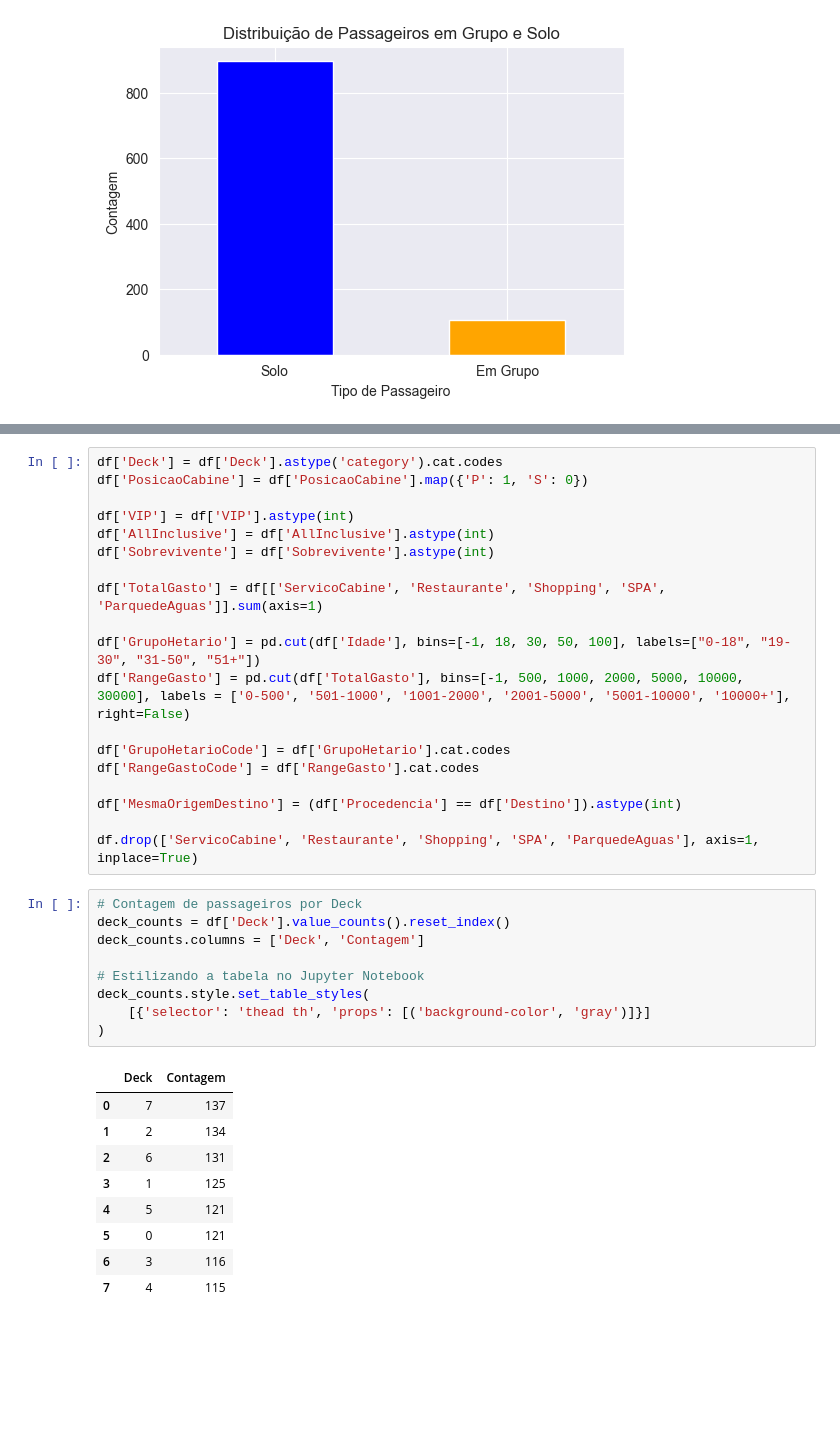
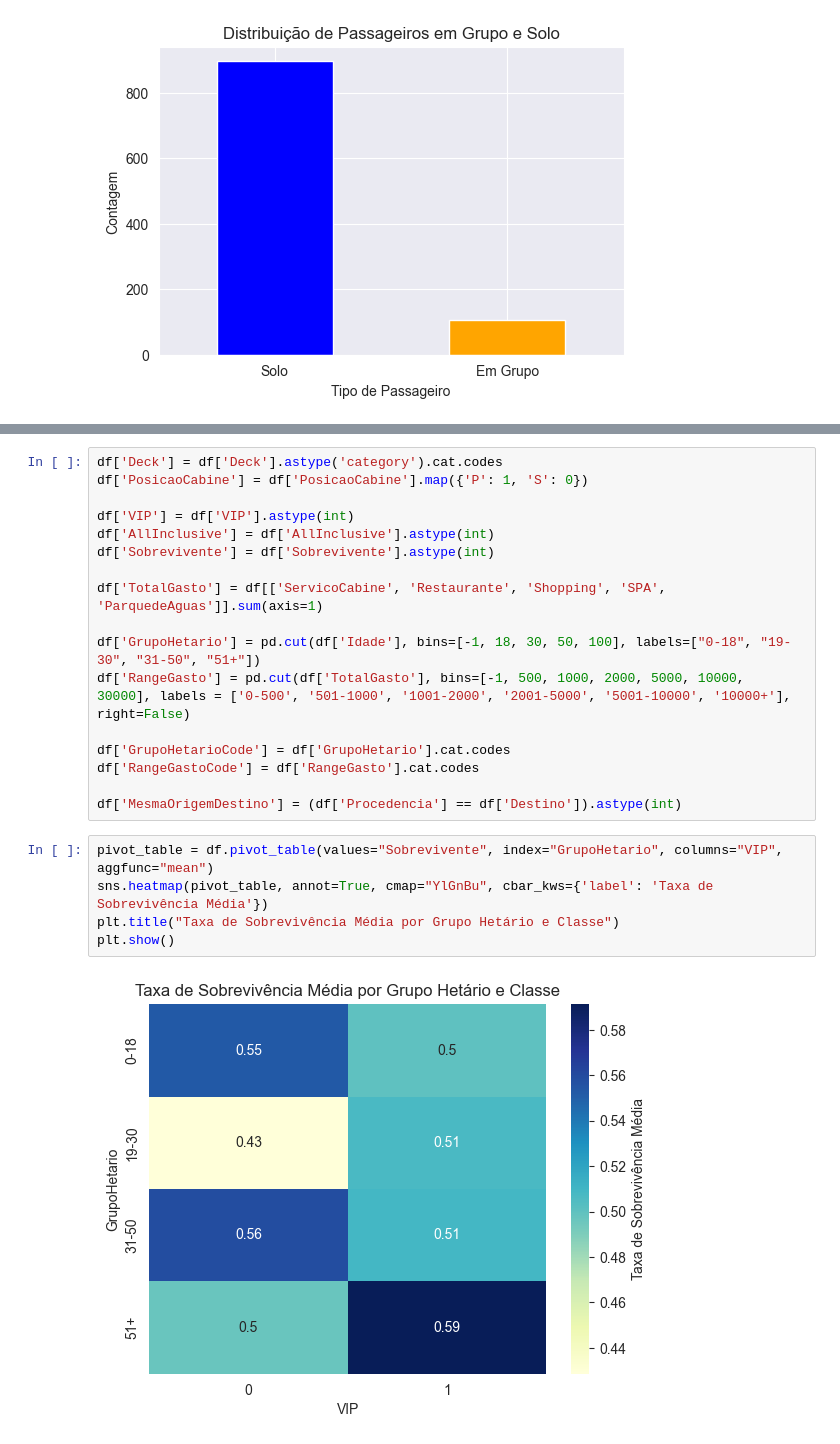
Before and after one commit to laiszig/machine_learning_sandbox, a Jupyter notebook: machine-learning/pucrs/ML-Project_2/org/naufragio-subterraneo-projeto2.ipynb, the cells around one changed output, grey strips where cells are left out. Cells and saved outputs as stored; diff of their text form; blank space fills up the shorter version.

```diff
--- a/machine-learning/pucrs/ML-Project_2/org/naufragio-subterraneo-projeto2.ipynb
+++ b/machine-learning/pucrs/ML-Project_2/org/naufragio-subterraneo-projeto2.ipynb
@@ -203,24 +218,10 @@ df['GrupoHetarioCode'] = df['GrupoHetario'].cat.codes
 df['RangeGastoCode'] = df['RangeGasto'].cat.codes
 
 df['MesmaOrigemDestino'] = (df['Procedencia'] == df['Destino']).astype(int)
-
-df.drop(['ServicoCabine', 'Restaurante', 'Shopping', 'SPA', 'ParquedeAguas'], axis=1, inplace=True)
-# %%
-# Contagem de passageiros por Deck
-deck_counts = df['Deck'].value_counts().reset_index()
-deck_counts.columns = ['Deck', 'Contagem']
-
-# Estilizando a tabela no Jupyter Notebook
-deck_counts.style.set_table_styles(
-    [{'selector': 'thead th', 'props': [('background-color', 'gray')]}]
-)
-# %% [output]
-|  | Deck | Contagem |
-| 0 | 7 | 137 |
-| 1 | 2 | 134 |
-| 2 | 6 | 131 |
-| 3 | 1 | 125 |
-| 4 | 5 | 121 |
-| 5 | 0 | 121 |
-| 6 | 3 | 116 |
-| 7 | 4 | 115 |
+# %%
+pivot_table = df.pivot_table(values="Sobrevivente", index="GrupoHetario", columns="VIP", aggfunc="mean")
+sns.heatmap(pivot_table, annot=True, cmap="YlGnBu", cbar_kws={'label': 'Taxa de Sobrevivência Média'})
+plt.title("Taxa de Sobrevivência Média por Grupo Hetário e Classe")
+plt.show()
+# %% [output]
+[figure, added]
```
Also changed, not shown: parts of 25 cells of this notebook, 2 other files.
